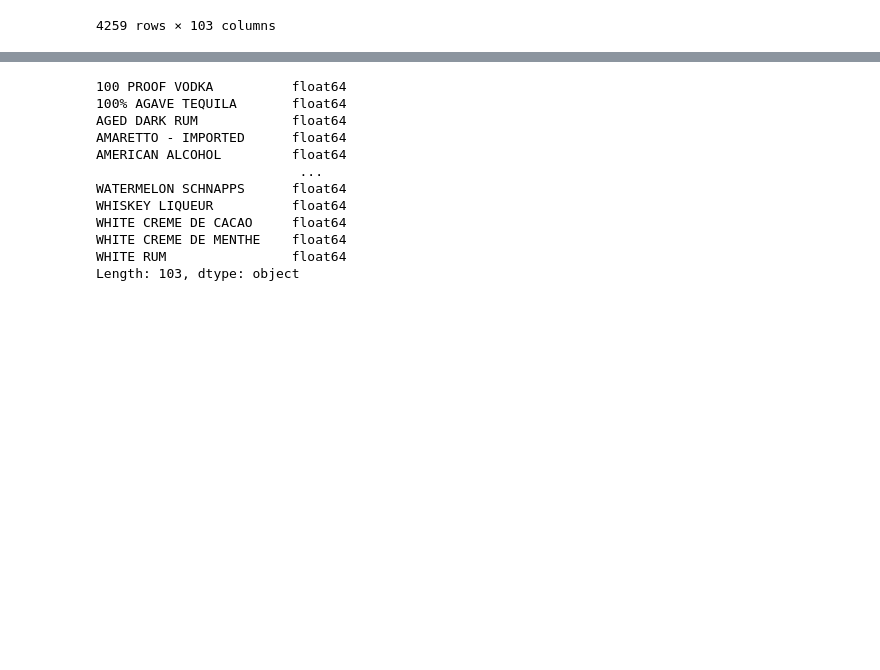
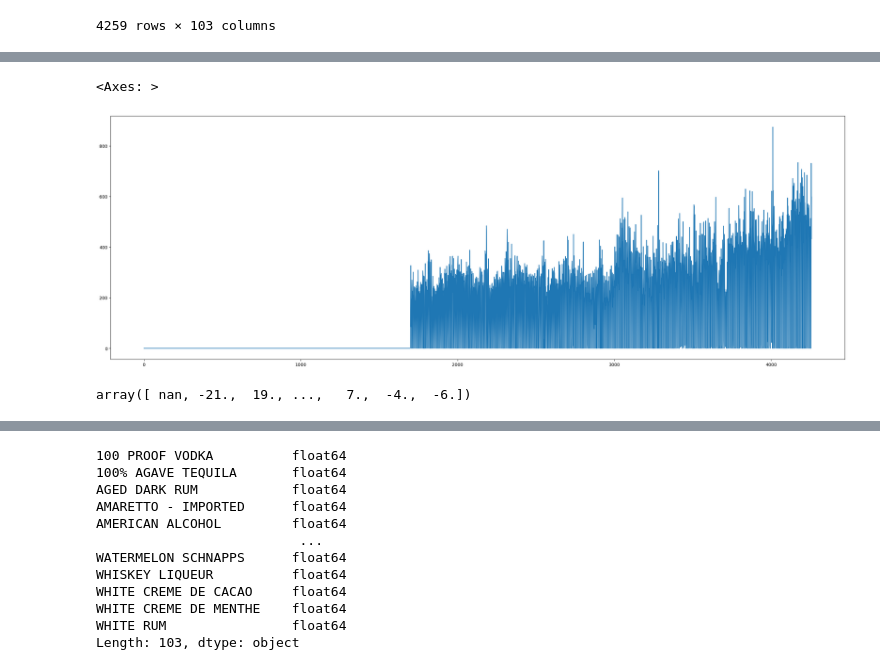
Before and after one commit to AyakashiKitsune/Oasis_project, a Jupyter notebook: transformermodel.ipynb, the cells around one changed output, grey strips where cells are left out. Cells and saved outputs as stored; diff of their text form; code cells hidden in the pictures; blank space fills up the shorter version.

```diff
--- a/transformermodel.ipynb
+++ b/transformermodel.ipynb
@@ -246,0 +273,9 @@ classifysales
+# %%
+classifysales['100% AGAVE TEQUILA'].plot(figsize=(30,10))
+# %% [output]
+<Axes: >
+[figure, added]
+# %%
+log.shift(1).values
+# %% [output]
+array([ nan, -21.,  19., ...,   7.,  -4.,  -6.])
```
Also changed, not shown: parts of 31 cells of this notebook, 7 other files.
